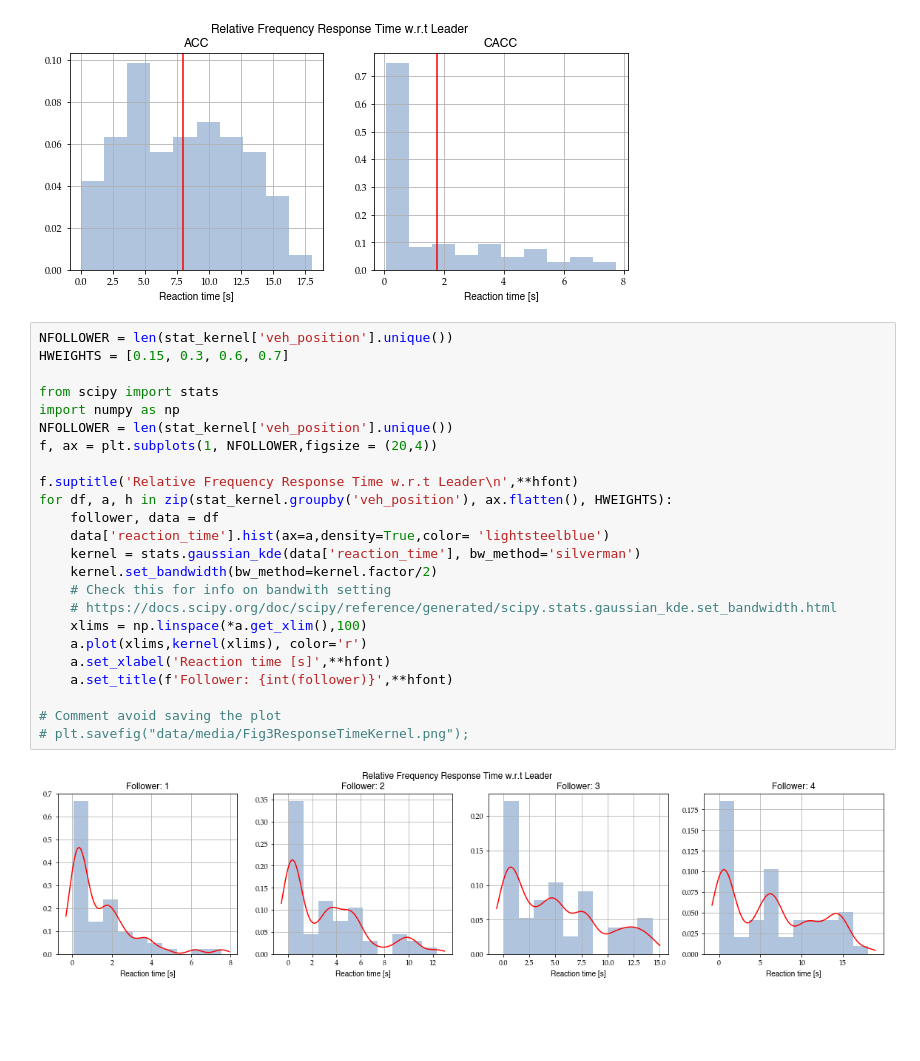
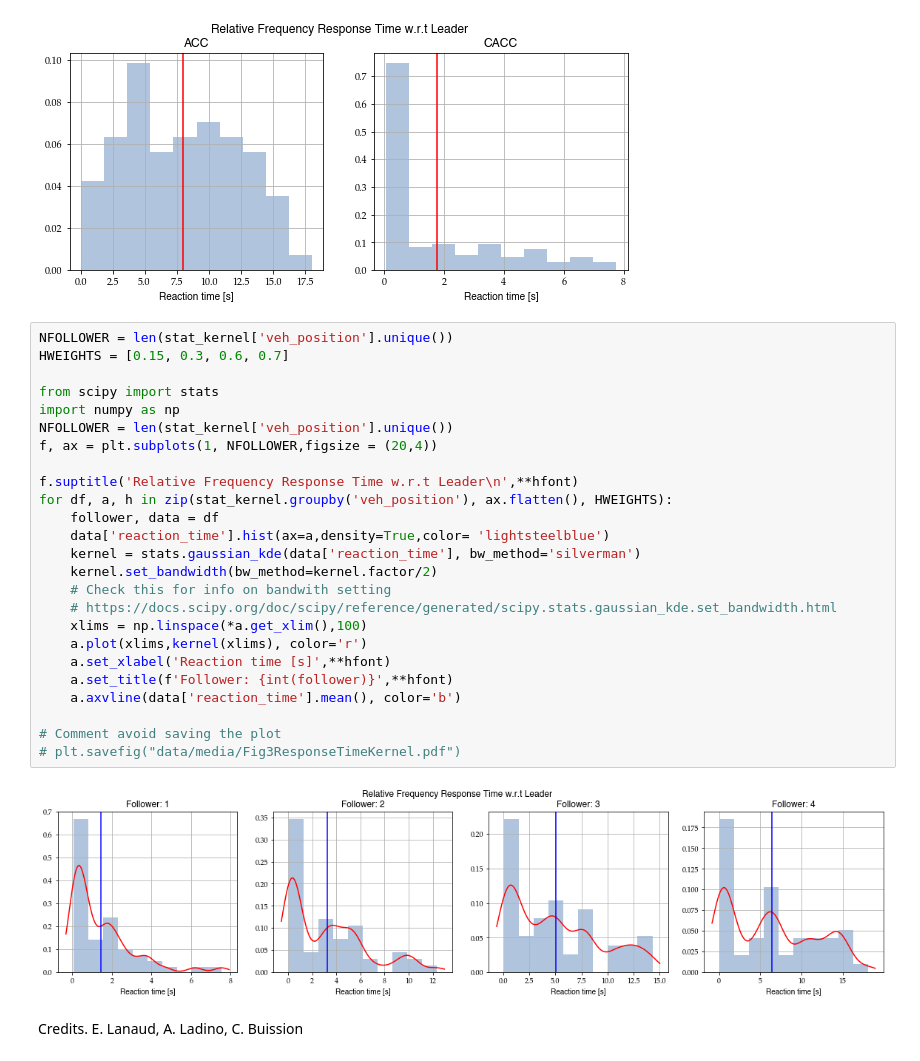
Before and after one commit to licit-lab/vrt_analysis, a Jupyter notebook: TF-AnalysisResponseTime.ipynb, the cells around one changed output. Cells and saved outputs as stored; diff of their text form; blank space fills up the shorter version.

Commit message:
Add mean plot 3

```diff
--- a/TF-AnalysisResponseTime.ipynb
+++ b/TF-AnalysisResponseTime.ipynb
@@ -536,26 +536,29 @@ for d,a,title in zip(stat_kernel.groupby('veh_mode'),ax.flatten(),titles):
 # %%
 NFOLLOWER = len(stat_kernel['veh_position'].unique())
 HWEIGHTS = [0.15, 0.3, 0.6, 0.7]
 
 from scipy import stats
 import numpy as np
 NFOLLOWER = len(stat_kernel['veh_position'].unique())
 f, ax = plt.subplots(1, NFOLLOWER,figsize = (20,4))
 
 f.suptitle('Relative Frequency Response Time w.r.t Leader\n',**hfont)
 for df, a, h in zip(stat_kernel.groupby('veh_position'), ax.flatten(), HWEIGHTS):
     follower, data = df
     data['reaction_time'].hist(ax=a,density=True,color= 'lightsteelblue')
     kernel = stats.gaussian_kde(data['reaction_time'], bw_method='silverman')
     kernel.set_bandwidth(bw_method=kernel.factor/2)
     # Check this for info on bandwith setting
     # https://docs.scipy.org/doc/scipy/reference/generated/scipy.stats.gaussian_kde.set_bandwidth.html
     xlims = np.linspace(*a.get_xlim(),100)
     a.plot(xlims,kernel(xlims), color='r')
     a.set_xlabel('Reaction time [s]',**hfont)
     a.set_title(f'Follower: {int(follower)}',**hfont)
+    a.axvline(data['reaction_time'].mean(), color='b')
 
 # Comment avoid saving the plot
-# plt.savefig("data/media/Fig3ResponseTimeKernel.png");
+# plt.savefig("data/media/Fig3ResponseTimeKernel.pdf")
 # %% [output]
-[figure, old version]
+[figure, new version]
+# %% [markdown]
+Credits. E. Lanaud, A. Ladino, C. Buission
```
Also changed, not shown: 2 other files.
